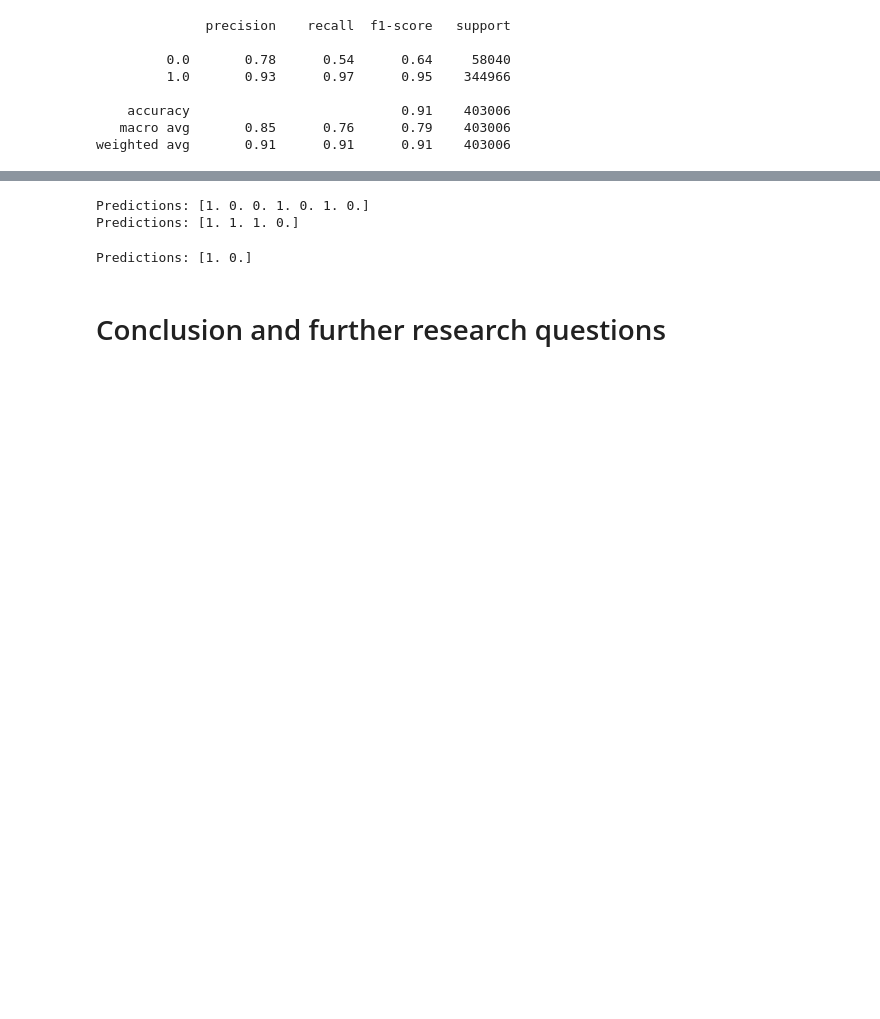
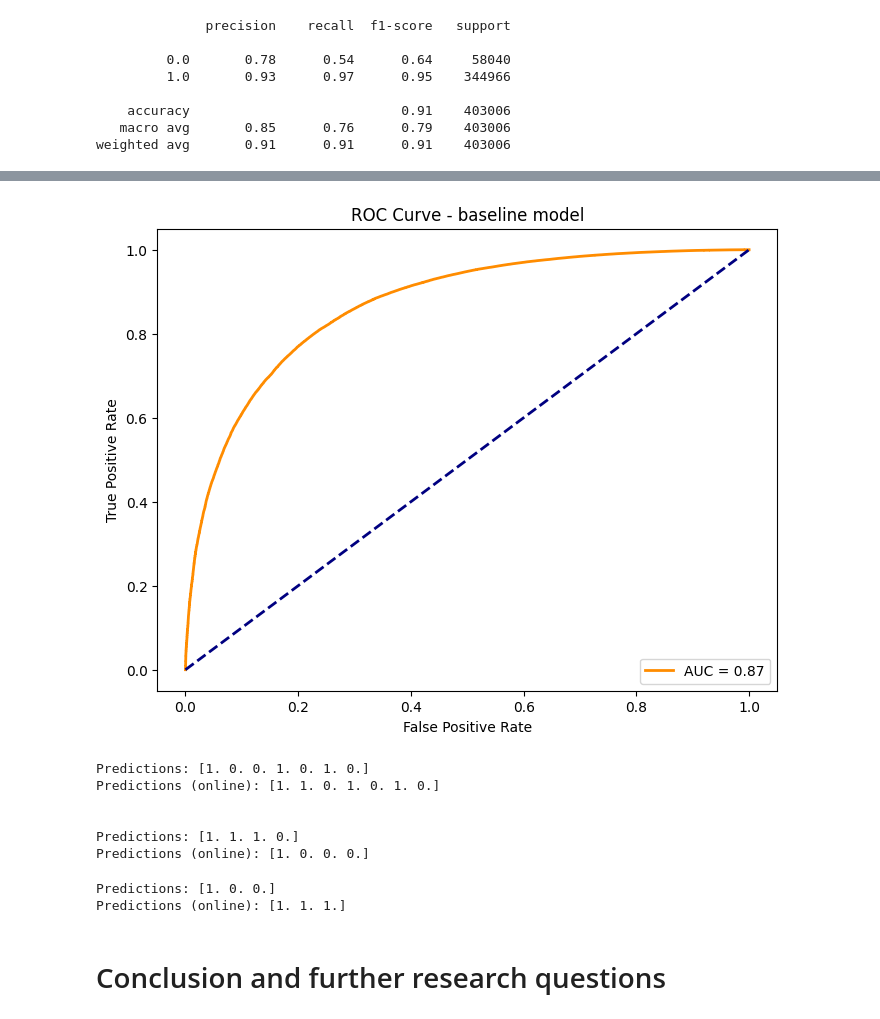
Before and after one commit to indruckbalazs/matmodel, a Jupyter notebook: Sentiment_analysis_of_BoardGameGeek_reviews.ipynb, the cells around one changed output, grey strips where cells are left out. Saved outputs shown, nothing was run; the diff lists cells and outputs as text; code cells hidden in the pictures; blank space fills up the shorter version.

```diff
--- a/Sentiment_analysis_of_BoardGameGeek_reviews.ipynb
+++ b/Sentiment_analysis_of_BoardGameGeek_reviews.ipynb
@@ -897,20 +995,47 @@ plt.show()
+# %%
+y_prob_online = logreg_online_model.predict_proba(X_test_online)[:, 1]
+
+# Compute ROC curve and AUC - online model
+fpr, tpr, thresholds = roc_curve(y_test, y_prob_online)
+roc_auc = auc(fpr, tpr)
+
+plt.figure(figsize=(8, 6))
+plt.plot(fpr, tpr, color='darkorange', lw=2, label=f'AUC = {roc_auc:.2f}')
+plt.plot([0, 1], [0, 1], color='navy', lw=2, linestyle='--')
+plt.xlabel('False Positive Rate')
+plt.ylabel('True Positive Rate')
+plt.title('ROC Curve - baseline model')
+plt.legend(loc='lower right')
+plt.show()
+# %% [output]
+[figure, added]
 # %%
 # Some manual testing for fun
 X_new = ['This is the best game I have ever played.', 'I hate this game.', 'This is the worst game I have ever played.', ':)', 'awful', 'very good', 'terrible']
+X_new_online = vect.transform(X_new)
 
 predictions = logreg_baseline_model.predict(X_new)
+predictions_online = logreg_online_model.predict(X_new_online)
 
 print('Predictions:', predictions)
+print('Predictions (online):', predictions_online)
 
 # There are also some strange (mis)classifications
 X_new = [':(', 'very bad', 'very bad :(', 'terrible :(']
+X_new_online = vect.transform(X_new)
 
 predictions = logreg_baseline_model.predict(X_new)
-
+predictions_online = logreg_online_model.predict(X_new_online)
+print('\n')
 print('Predictions:', predictions)
+print('Predictions (online):', predictions_online)
 # %% [output]
 Predictions: [1. 0. 0. 1. 0. 1. 0.]
+Predictions (online): [1. 1. 0. 1. 0. 1. 0.]
+
+
 Predictions: [1. 1. 1. 0.]
+Predictions (online): [1. 0. 0. 0.]
 # %%
 # Also a longer positive and negative review written by ChatGPT :)
 
@@ -944,11 +1081,15 @@ In conclusion, "Mystic Enchantments" presented a series of hurdles that hindered
 # %%
-X_new = [positive_review, negative_review]
+X_new = [positive_review, negative_review, very_negative_review]
+X_new_online = vect.transform(X_new)
 
 predictions = logreg_baseline_model.predict(X_new)
+predictions_online = logreg_online_model.predict(X_new_online)
 
 print('Predictions:', predictions)
+print('Predictions (online):', predictions_online)
 # %% [output]
-Predictions: [1. 0.]
+Predictions: [1. 0. 0.]
+Predictions (online): [1. 1. 1.]
 # %% [markdown]
 # Conclusion and further research questions
 # %% [markdown]
```
Also changed, not shown: parts of 19 cells of this notebook.
